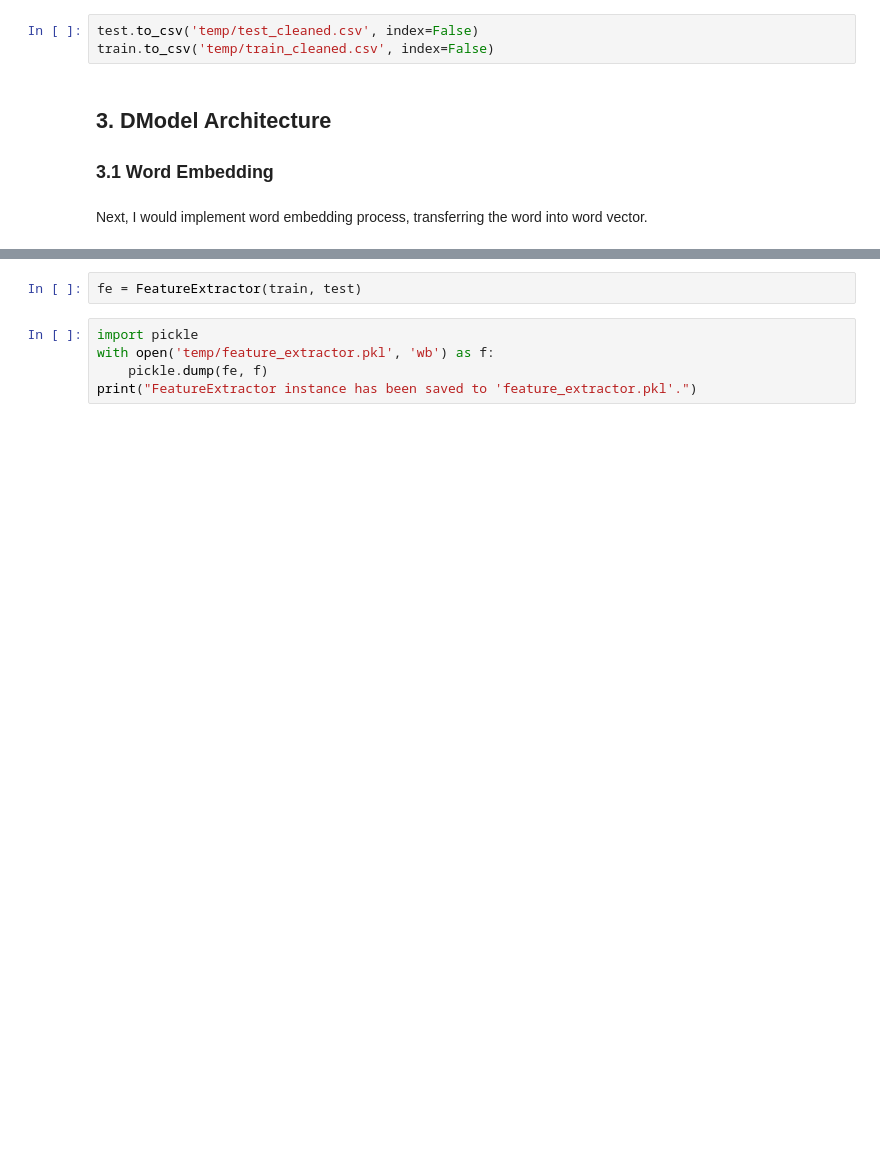
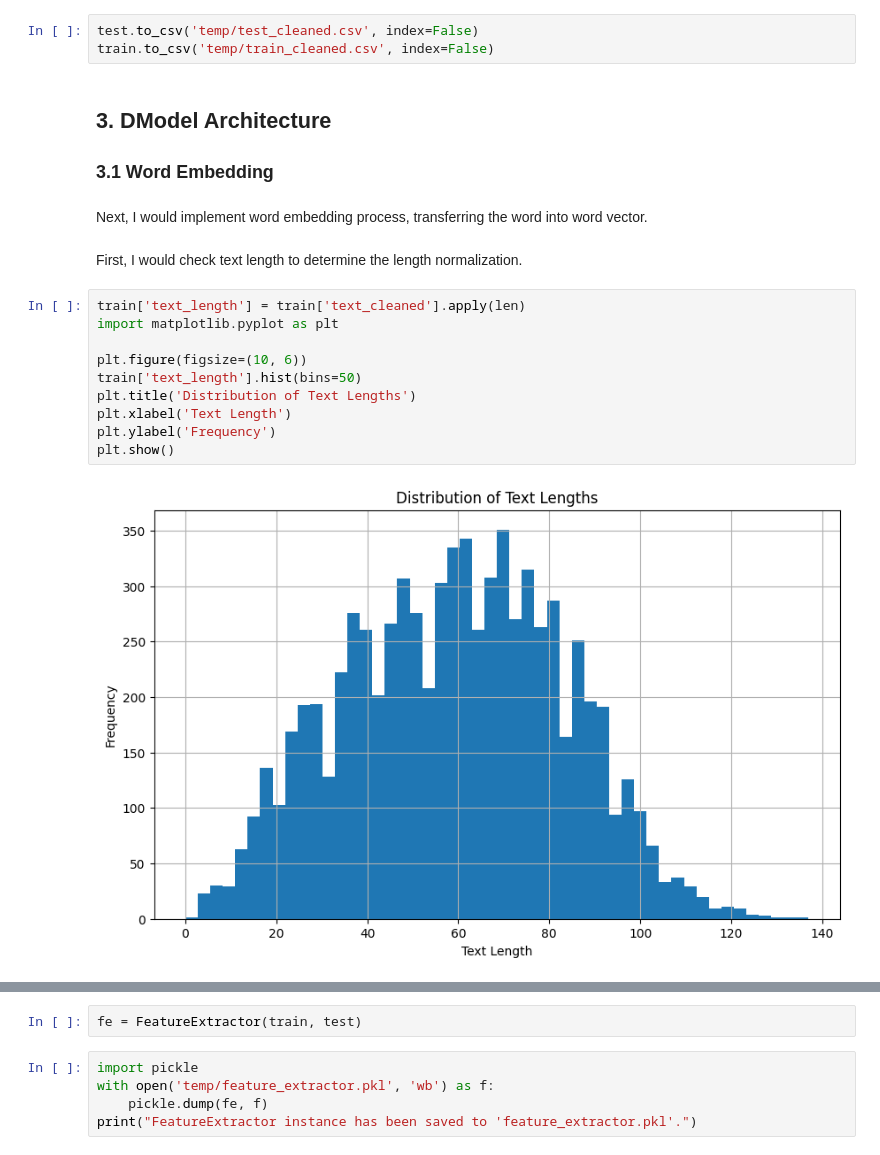
Before and after one commit to scihhl/NLP-Disaster-Tweets, a Jupyter notebook: Disaster Tweets.ipynb, the cells around one changed output, grey strips where cells are left out. Drawn from its saved outputs; the diff is of its cells as text; blank space fills up the shorter version.

```diff
--- a/Disaster Tweets.ipynb
+++ b/Disaster Tweets.ipynb
@@ -1173,6 +1173,20 @@ train.to_csv('temp/train_cleaned.csv', index=False)
 ### 3.1 Word Embedding
 # %% [markdown]
 Next, I would implement word embedding process, transferring the word into word vector.
+# %% [markdown]
+First, I would check text length to determine the length normalization.
+# %%
+train['text_length'] = train['text_cleaned'].apply(len)
+import matplotlib.pyplot as plt
+
+plt.figure(figsize=(10, 6))
+train['text_length'].hist(bins=50)
+plt.title('Distribution of Text Lengths')
+plt.xlabel('Text Length')
+plt.ylabel('Frequency')
+plt.show()
+# %% [output]
+[figure, added]
 # %%
 import spacy
 import numpy as np
```
Also changed, not shown: parts of 6 cells of this notebook.
